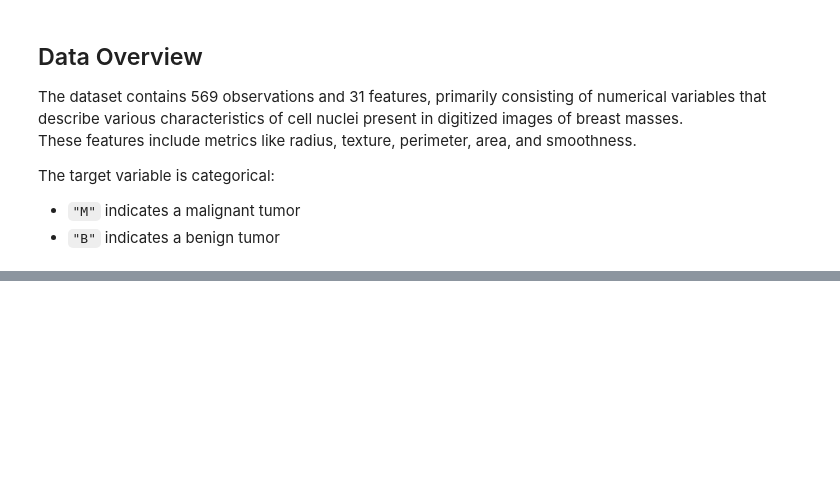
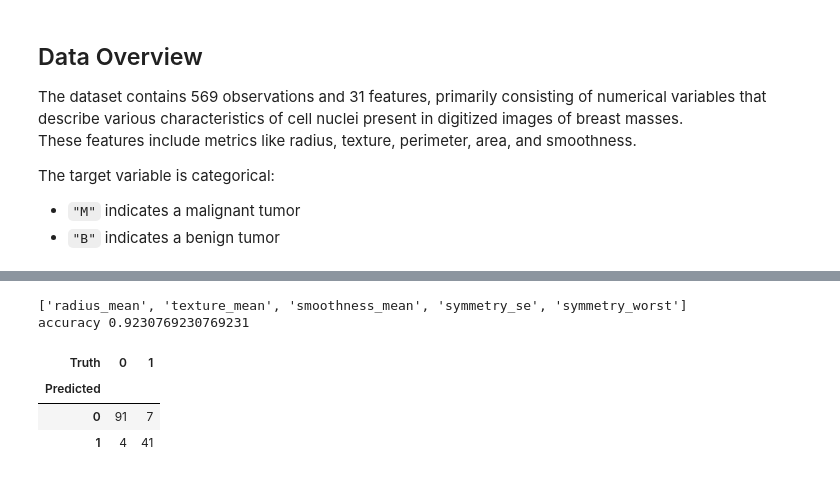
Before and after one commit to ninacunha/DataScienceGeneExpression, a Jupyter notebook: project.ipynb, the cells around one changed output, grey strips where cells are left out. Cells and saved outputs as stored; diff of their text form; code cells hidden in the pictures; blank space fills up the shorter version.

```diff
--- a/project.ipynb
+++ b/project.ipynb
@@ -108,0 +182,28 @@ When performing forward selection, we evaluated model performance using **recall
+# %%
+# remove highly insignificant features
+pval = pval[pval < 0.05].index.drop("const").tolist()
+print(pval)
+
+# features = list(accuracy_scores[max(accuracy_scores)])
+X_features = X[pval]
+
+X_trainlog, X_testlog, y_trainlog, y_testlog = train_test_split(X_features,
+                                                    y,
+                                                    random_state=314,
+                                                    test_size=0.25,
+                                                    shuffle=True)
+
+log_model = LogisticRegression(max_iter=1000, random_state=42)
+log_model.fit(X_trainlog, y_trainlog)
+predictions = log_model.predict(X_testlog)
+accuracy = accuracy_score(predictions, y_testlog)
+print("accuracy", accuracy)
+log_conf = confusion_table(predictions, y_testlog)
+log_conf
+# %% [output]
+['radius_mean', 'texture_mean', 'smoothness_mean', 'symmetry_se', 'symmetry_worst']
+accuracy 0.9230769230769231
+| Truth | 0 | 1 |
+| Predicted |  |  |
+| 0 | 91 | 7 |
+| 1 | 4 | 41 |
```
Also changed, not shown: parts of 10 cells of this notebook.
